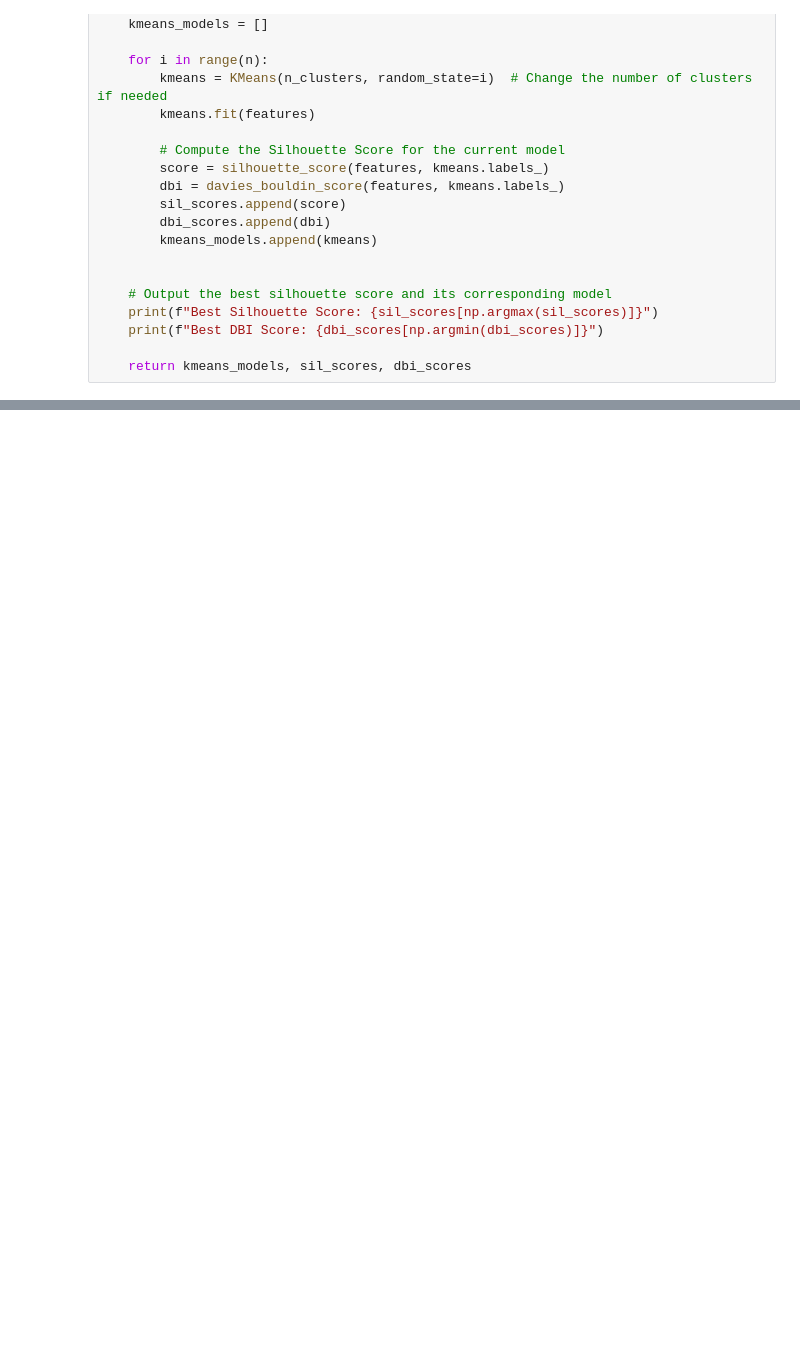
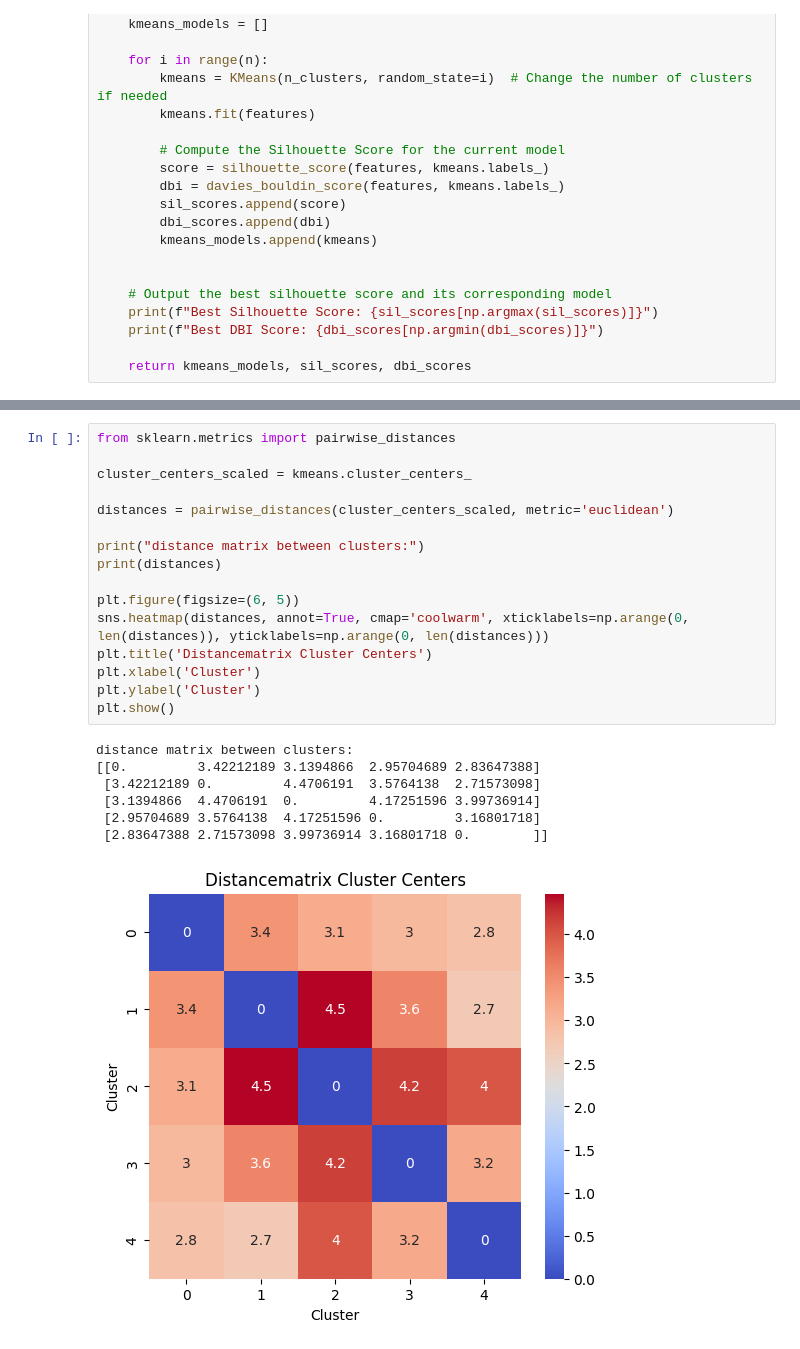
Before and after one commit to nsterz/AA_2024-group-3, a Jupyter notebook: clustering/kMeans.ipynb, the cells around one changed output, grey strips where cells are left out. Saved outputs shown, nothing was run; the diff lists cells and outputs as text; blank space fills up the shorter version.

```diff
--- a/clustering/kMeans.ipynb
+++ b/clustering/kMeans.ipynb
@@ -119,0 +121,24 @@ Best DBI Score: 0.9636545587715132
+# %%
+from sklearn.metrics import pairwise_distances
+
+cluster_centers_scaled = kmeans.cluster_centers_
+
+distances = pairwise_distances(cluster_centers_scaled, metric='euclidean')
+
+print("distance matrix between clusters:")
+print(distances)
+
+plt.figure(figsize=(6, 5))
+sns.heatmap(distances, annot=True, cmap='coolwarm', xticklabels=np.arange(0, len(distances)), yticklabels=np.arange(0, len(distances)))
+plt.title('Distancematrix Cluster Centers')
+plt.xlabel('Cluster')
+plt.ylabel('Cluster')
+plt.show()
+# %% [output]
+distance matrix between clusters:
+[[0.         3.42212189 3.1394866  2.95704689 2.83647388]
+ [3.42212189 0.         4.4706191  3.5764138  2.71573098]
+ [3.1394866  4.4706191  0.         4.17251596 3.99736914]
+ [2.95704689 3.5764138  4.17251596 0.         3.16801718]
+ [2.83647388 2.71573098 3.99736914 3.16801718 0.        ]]
+[figure, added]
```
Also changed, not shown: parts of 19 cells of this notebook, 5 other files.
